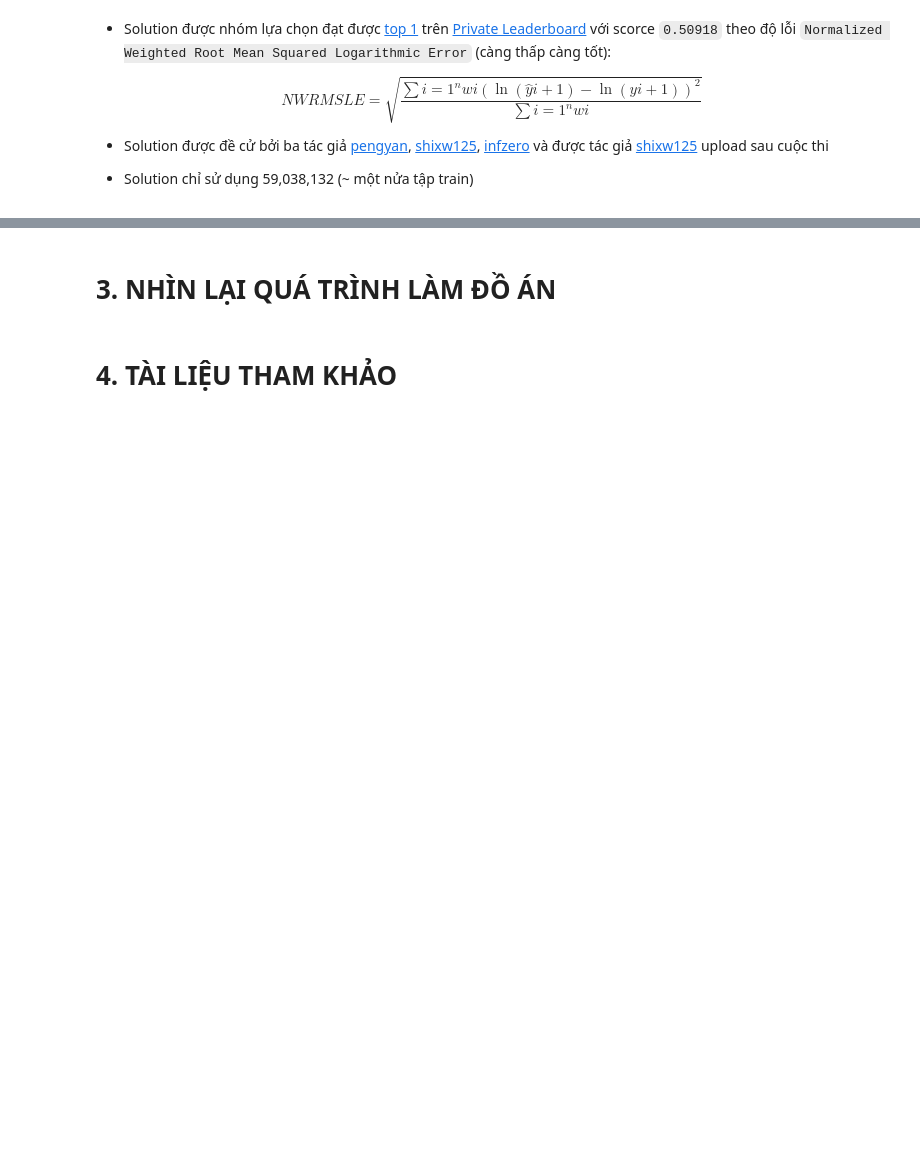
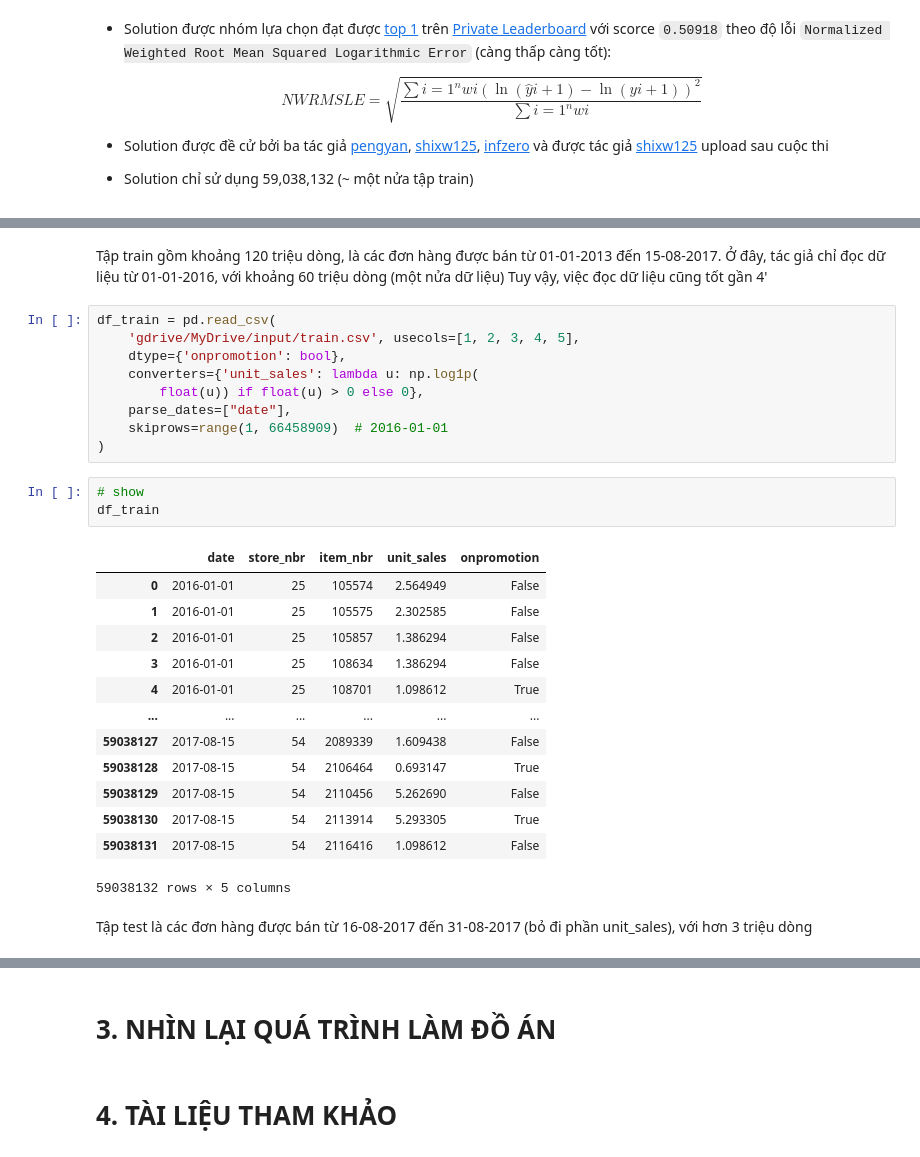
Before and after one commit to JustKidding2K/ADS-CQ18-Project, a Jupyter notebook: Report.ipynb, the cells around one changed output, grey strips where cells are left out. Cells and saved outputs as stored; diff of their text form; blank space fills up the shorter version.

```diff
--- a/Report.ipynb
+++ b/Report.ipynb
@@ -79,0 +104,31 @@ $$ NWRMSLE = \sqrt{ \frac{\sum{i=1}^n wi \left( \ln(\hat{y}i + 1) - \ln(yi +1)
+# %% [markdown]
+Tập train gồm khoảng 120 triệu dòng, là các đơn hàng được bán từ 01-01-2013 đến 15-08-2017. Ở đây, tác giả chỉ đọc dữ liệu từ 01-01-2016, với khoảng 60 triệu dòng (một nửa dữ liệu)
+Tuy vậy, việc đọc dữ liệu cũng tốt gần 4'
+# %%
+df_train = pd.read_csv(
+    'gdrive/MyDrive/input/train.csv', usecols=[1, 2, 3, 4, 5],
+    dtype={'onpromotion': bool},
+    converters={'unit_sales': lambda u: np.log1p(
+        float(u)) if float(u) > 0 else 0},
+    parse_dates=["date"],
+    skiprows=range(1, 66458909)  # 2016-01-01
+)
+# %%
+# show
+df_train
+# %% [output]
+|  | date | store_nbr | item_nbr | unit_sales | onpromotion |
+| 0 | 2016-01-01 | 25 | 105574 | 2.564949 | False |
+| 1 | 2016-01-01 | 25 | 105575 | 2.302585 | False |
+| 2 | 2016-01-01 | 25 | 105857 | 1.386294 | False |
+| 3 | 2016-01-01 | 25 | 108634 | 1.386294 | False |
+| 4 | 2016-01-01 | 25 | 108701 | 1.098612 | True |
+| ... | ... | ... | ... | ... | ... |
+| 59038127 | 2017-08-15 | 54 | 2089339 | 1.609438 | False |
+| 59038128 | 2017-08-15 | 54 | 2106464 | 0.693147 | True |
+| 59038129 | 2017-08-15 | 54 | 2110456 | 5.262690 | False |
+| 59038130 | 2017-08-15 | 54 | 2113914 | 5.293305 | True |
+| 59038131 | 2017-08-15 | 54 | 2116416 | 1.098612 | False |
+59038132 rows × 5 columns
+# %% [markdown]
+Tập test là  các đơn hàng được bán từ 16-08-2017 đến 31-08-2017 (bỏ đi phần unit_sales), với hơn 3 triệu dòng
```
Also changed, not shown: parts of 35 cells of this notebook.
